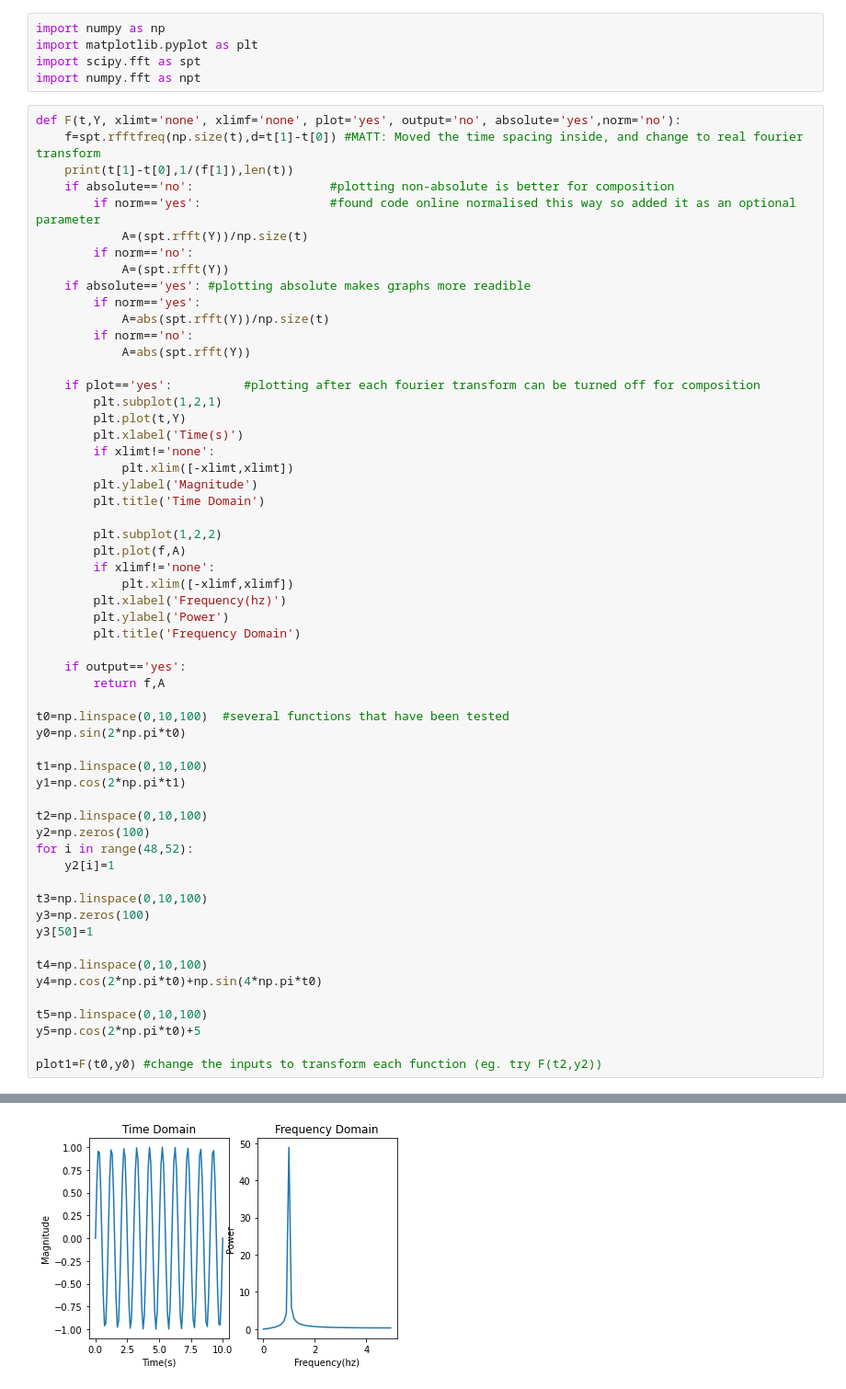
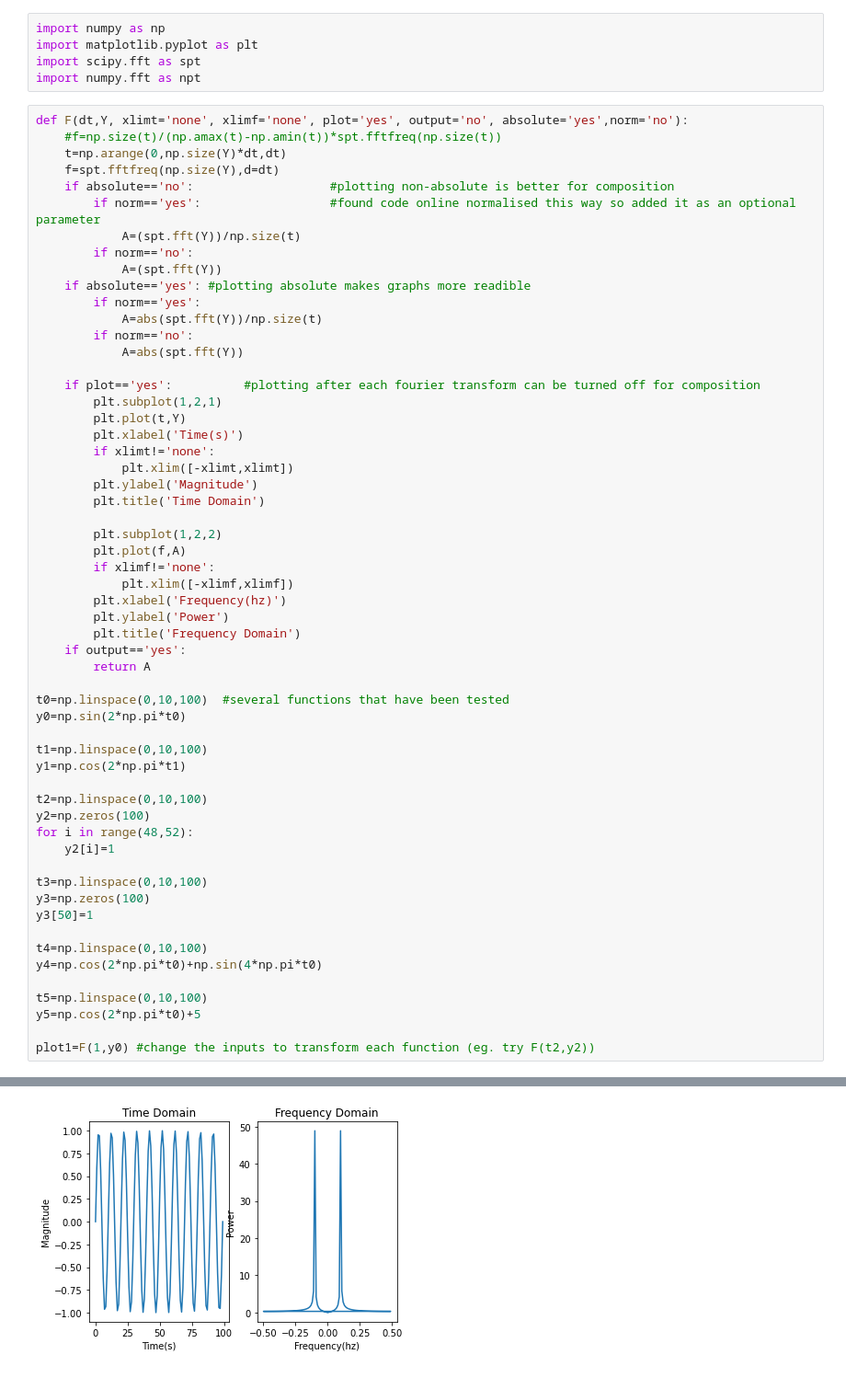
Before and after one commit to jblipper/VERITAS-Summer-Project-2022, a Jupyter notebook: Scripts/FFTs_with_Composition.ipynb, the cells around one changed output, grey strips where cells are left out. Shown at 92% size. Cells and saved outputs as stored; diff of their text form.

```diff
--- a/Scripts/FFTs_with_Composition.ipynb
+++ b/Scripts/FFTs_with_Composition.ipynb
@@ -7,19 +4,20 @@ import matplotlib.pyplot as plt
 import scipy.fft as spt
 import numpy.fft as npt
 # %%
-def F(t,Y, xlimt='none', xlimf='none', plot='yes', output='no', absolute='yes',norm='no'):
-    f=spt.rfftfreq(np.size(t),d=t[1]-t[0]) #MATT: Moved the time spacing inside, and change to real fourier transform
-    print(t[1]-t[0],1/(f[1]),len(t))
+def F(dt,Y, xlimt='none', xlimf='none', plot='yes', output='no', absolute='yes',norm='no'):
+    #f=np.size(t)/(np.amax(t)-np.amin(t))*spt.fftfreq(np.size(t))
+    t=np.arange(0,np.size(Y)*dt,dt)
+    f=spt.fftfreq(np.size(Y),d=dt)
     if absolute=='no':                   #plotting non-absolute is better for composition
         if norm=='yes':                  #found code online normalised this way so added it as an optional parameter
-            A=(spt.rfft(Y))/np.size(t)
+            A=(spt.fft(Y))/np.size(t)
         if norm=='no':
-            A=(spt.rfft(Y))
+            A=(spt.fft(Y))
     if absolute=='yes': #plotting absolute makes graphs more readible
         if norm=='yes':
-            A=abs(spt.rfft(Y))/np.size(t)
+            A=abs(spt.fft(Y))/np.size(t)
         if norm=='no':
-            A=abs(spt.rfft(Y))
+            A=abs(spt.fft(Y))
 
     if plot=='yes':          #plotting after each fourier transform can be turned off for composition
         plt.subplot(1,2,1)
@@ -37,9 +35,8 @@ def F(t,Y, xlimt='none', xlimf='none', plot='yes', output='no', absolute='yes',n
         plt.xlabel('Frequency(hz)')
         plt.ylabel('Power')
         plt.title('Frequency Domain')
-
     if output=='yes':
-        return f,A
+        return A
 
 t0=np.linspace(0,10,100)  #several functions that have been tested
 y0=np.sin(2*np.pi*t0)
@@ -62,5 +59,5 @@ y4=np.cos(2*np.pi*t0)+np.sin(4*np.pi*t0)
 t5=np.linspace(0,10,100)
 y5=np.cos(2*np.pi*t0)+5
 
-plot1=F(t0,y0) #change the inputs to transform each function (eg. try F(t2,y2))
+plot1=F(1,y0) #change the inputs to transform each function (eg. try F(t2,y2))
 # %% [output]
@@ -68,2 +64,2 @@ plot1=F(t0,y0) #change the inputs to transform each function (eg. try F(t2,y2))
-[figure, old version]
+[figure, new version]
 # %%
```
Also changed, not shown: parts of 7 cells of this notebook.
